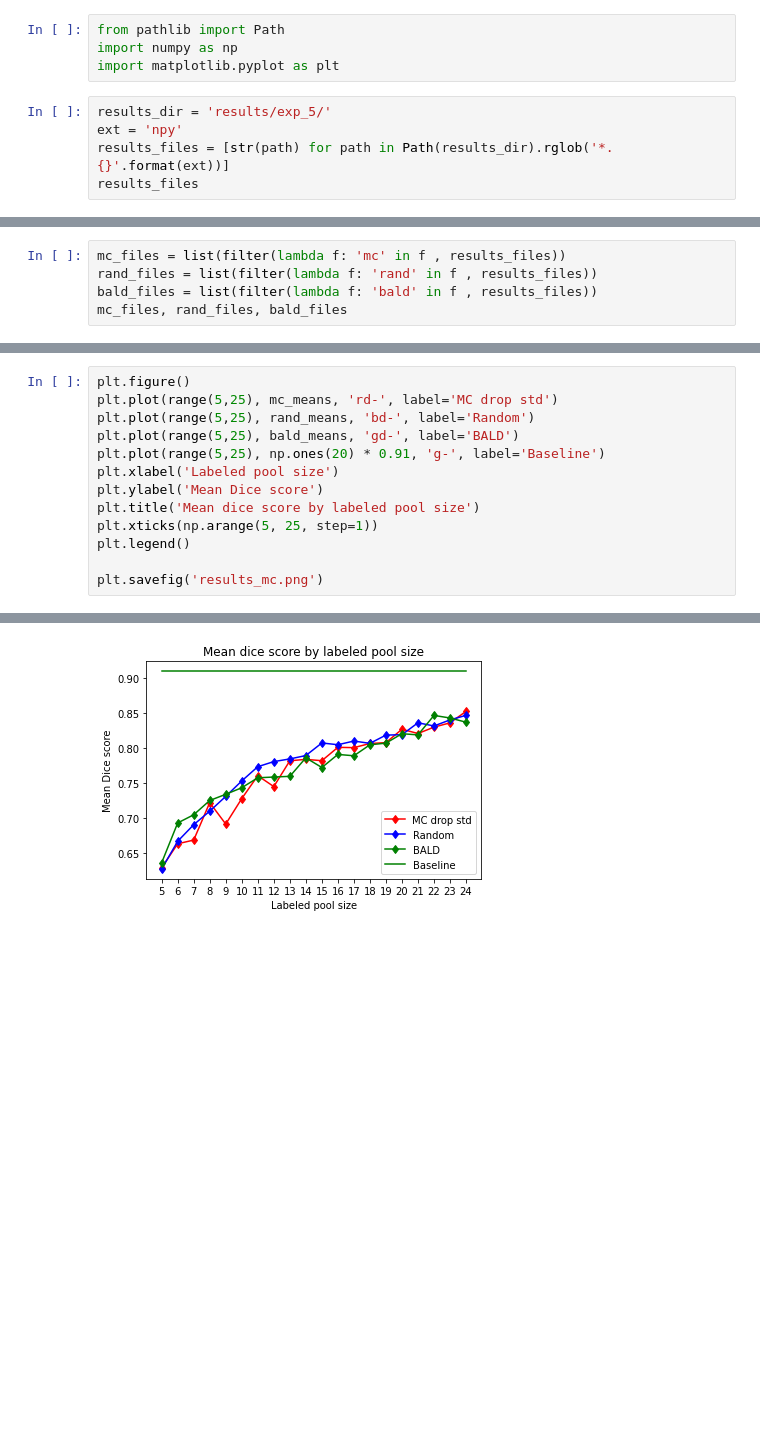
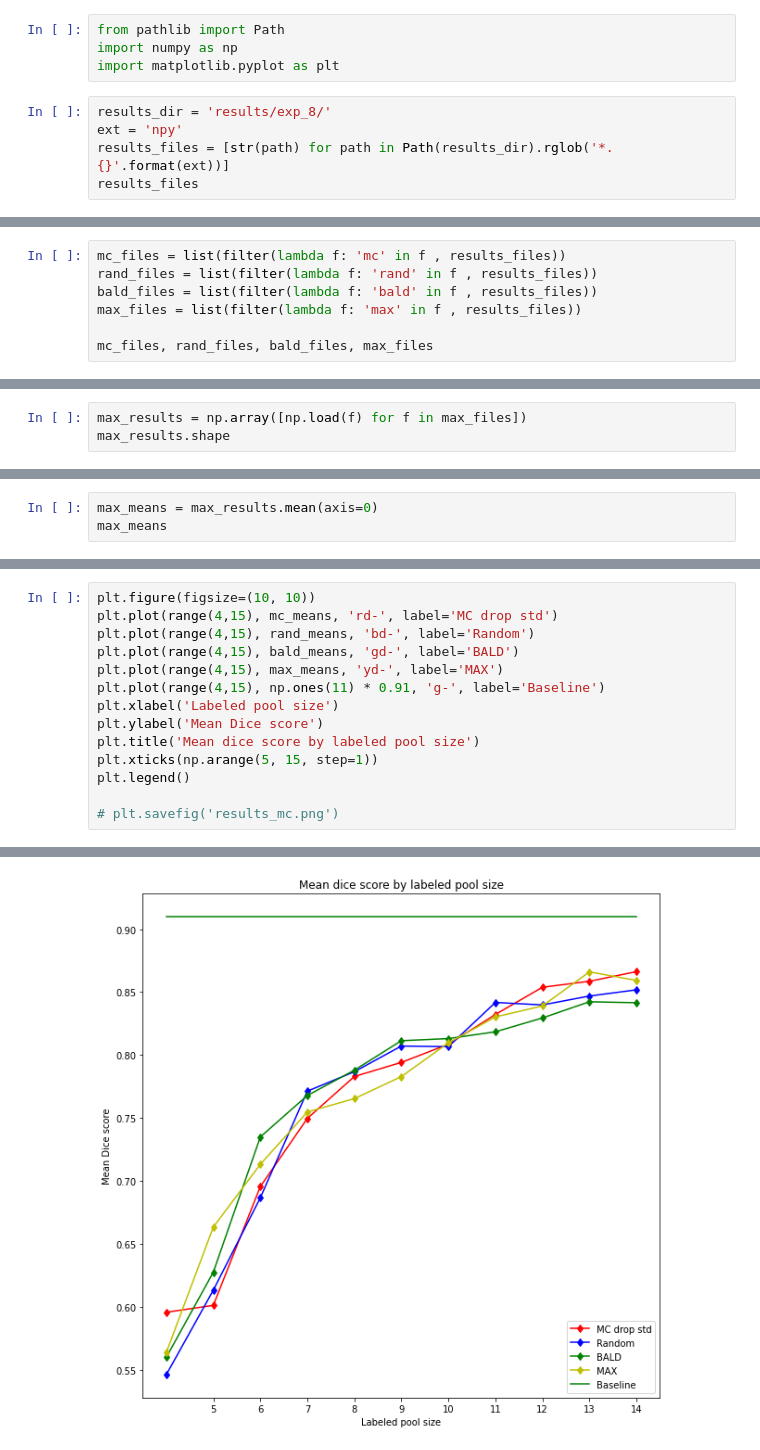
Before and after one commit to vrocheleau/active-learning-segmentation-baselines, a Jupyter notebook: Untitled.ipynb, the cells around one changed output, grey strips where cells are left out. Drawn from its saved outputs; the diff is of its cells as text; blank space fills up the shorter version.

```diff
--- a/Untitled.ipynb
+++ b/Untitled.ipynb
@@ -3,7 +3,7 @@ from pathlib import Path
 import numpy as np
 import matplotlib.pyplot as plt
 # %%
-results_dir = 'results/exp_5/'
+results_dir = 'results/exp_8/'
 ext = 'npy'
 results_files = [str(path) for path in Path(results_dir).rglob('*.{}'.format(ext))]
 results_files
@@ -27,5 +32,7 @@ results_files
 mc_files = list(filter(lambda f: 'mc' in f , results_files))
 rand_files = list(filter(lambda f: 'rand' in f , results_files))
 bald_files = list(filter(lambda f: 'bald' in f , results_files))
-mc_files, rand_files, bald_files
+max_files = list(filter(lambda f: 'max' in f , results_files))
+
+mc_files, rand_files, bald_files, max_files
 # %% [output]
@@ -61,0 +74,3 @@ bald_results.shape
+# %%
+max_results = np.array([np.load(f) for f in max_files])
+max_results.shape
@@ -88,0 +100,3 @@ array([0.6358964 , 0.69283235, 0.70455337, 0.7249948 , 0.73383915,
+# %%
+max_means = max_results.mean(axis=0)
+max_means
@@ -89,14 +107,15 @@ array([0.6358964 , 0.69283235, 0.70455337, 0.7249948 , 0.73383915,
 # %%
-plt.figure()
-plt.plot(range(5,25), mc_means, 'rd-', label='MC drop std')
-plt.plot(range(5,25), rand_means, 'bd-', label='Random')
-plt.plot(range(5,25), bald_means, 'gd-', label='BALD')
-plt.plot(range(5,25), np.ones(20) * 0.91, 'g-', label='Baseline')
+plt.figure(figsize=(10, 10))
+plt.plot(range(4,15), mc_means, 'rd-', label='MC drop std')
+plt.plot(range(4,15), rand_means, 'bd-', label='Random')
+plt.plot(range(4,15), bald_means, 'gd-', label='BALD')
+plt.plot(range(4,15), max_means, 'yd-', label='MAX')
+plt.plot(range(4,15), np.ones(11) * 0.91, 'g-', label='Baseline')
 plt.xlabel('Labeled pool size')
 plt.ylabel('Mean Dice score')
 plt.title('Mean dice score by labeled pool size')
-plt.xticks(np.arange(5, 25, step=1))
+plt.xticks(np.arange(5, 15, step=1))
 plt.legend()
 
-plt.savefig('results_mc.png')
+# plt.savefig('results_mc.png')
 # %% [output]
@@ -103 +123 @@ plt.savefig('results_mc.png')
-[figure, old version]
+[figure, new version]
```
Also changed, not shown: parts of 11 cells of this notebook, 12 other files.
